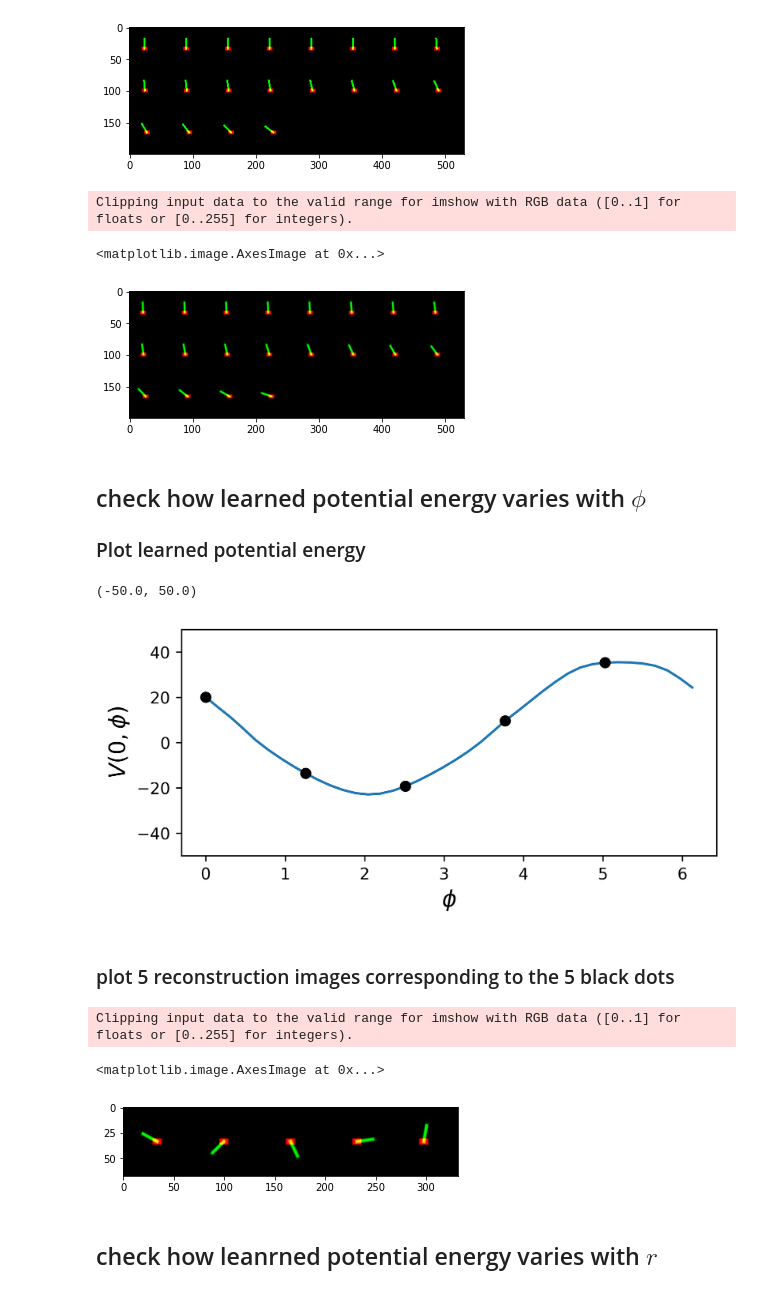
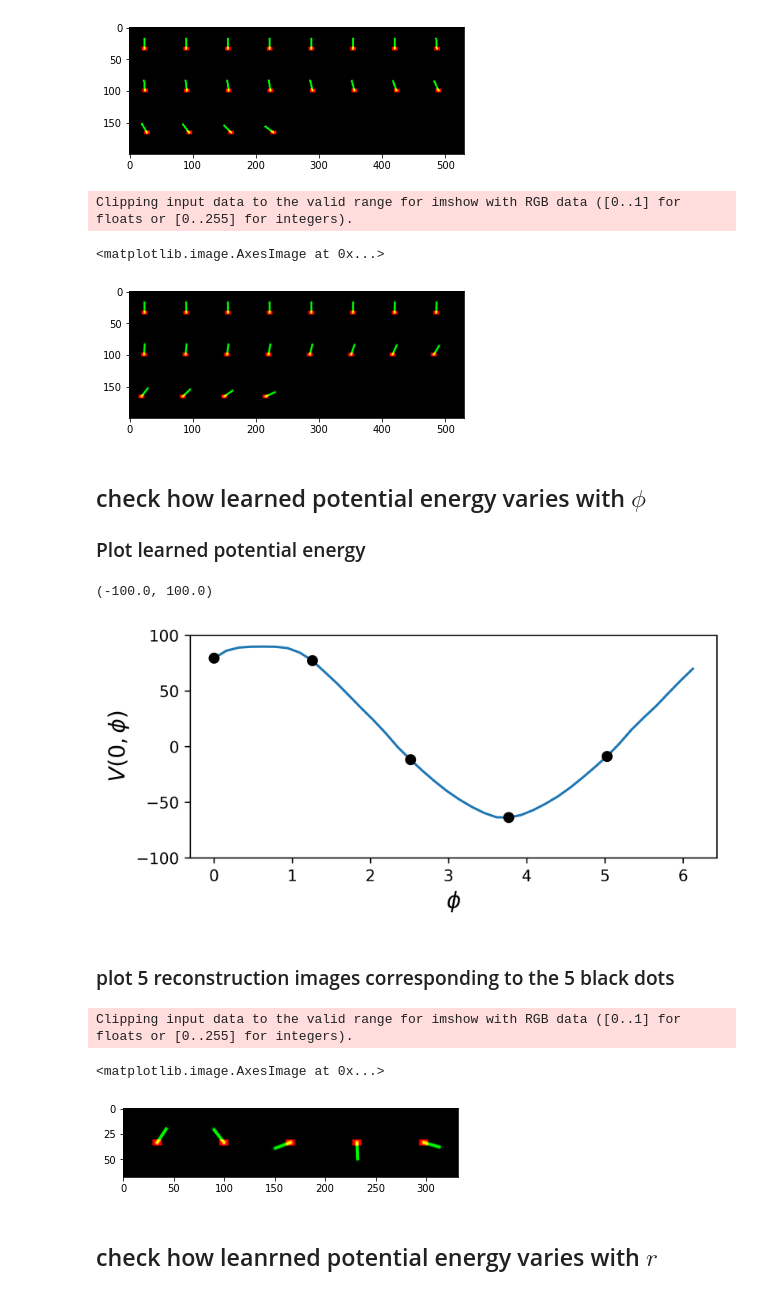
Before and after one commit to DesmondZhong/Lagrangian_caVAE, a Jupyter notebook: analysis/analyze_cart_lag_cavae.ipynb, the cells around one changed output. Drawn from its saved outputs; the diff is of its cells as text; code cells hidden in the pictures.

```diff
--- a/analysis/analyze_cart_lag_cavae.ipynb
+++ b/analysis/analyze_cart_lag_cavae.ipynb
@@ -34,7 +41,7 @@ DPI = 600
 # %%
 checkpoint_path = os.path.join(PARENT_DIR,
                                'checkpoints',
-                               'cart-lag-cavae-T_p=4-epoch=206.ckpt')
+                               'updated-cart-lag-cavae-T_p=4-epoch=905.ckpt')
 model = Model.load_from_checkpoint(checkpoint_path)
 # %% [markdown]
 ## Prepare Data
@@ -87,7 +94,7 @@ plt.imshow(grid.permute(1,2,0).detach().cpu().numpy())
 # %% [output]
 Clipping input data to the valid range for imshow with RGB data ([0..1] for floats or [0..255] for integers).
 <matplotlib.image.AxesImage at 0x...>
-[figure, old version]
+[figure, new version]
 # %% [markdown]
 ## check how learned potential energy varies with $\phi$
 ### Plot learned potential energy
@@ -100,14 +107,14 @@ r_cos_phi_sin_phi = torch.tensor(r_cos_phi_sin_phi, dtype=torch.float32)
 # %%
 V_q = model.ode.V_net(r_cos_phi_sin_phi).detach().cpu().numpy()
 markers_on = [0, 8, 16, 24, 32]
 fig = plt.figure(figsize=[6, 2.6], dpi=DPI)
 plt.plot(phi[:-1], V_q, marker = 'o', markevery=markers_on, markerfacecolor=(0,0,0,1), markeredgecolor=(0,0,0,1))
 plt.xlabel(r"$\phi$", fontsize=14)
 plt.ylabel(r"$V(0, \phi)$", fontsize=14)
-plt.ylim([-50, 50])
+plt.ylim([-100, 100])
 # %% [output]
-(-50.0, 50.0)
+(-100.0, 100.0)
-[figure, old version]
+[figure, new version]
 # %% [markdown]
 ### plot 5 reconstruction images corresponding to the 5 black dots
 # %%
@@ -135,7 +142,7 @@ plt.imshow(grid.permute(1,2,0).detach().cpu().numpy())
 # %% [output]
 Clipping input data to the valid range for imshow with RGB data ([0..1] for floats or [0..255] for integers).
 <matplotlib.image.AxesImage at 0x...>
-[figure, old version]
+[figure, new version]
 # %% [markdown]
 ## check how leanrned potential energy varies with $r$
 # %%
```
Also changed, not shown: parts of 7 cells of this notebook, 8 other files.
